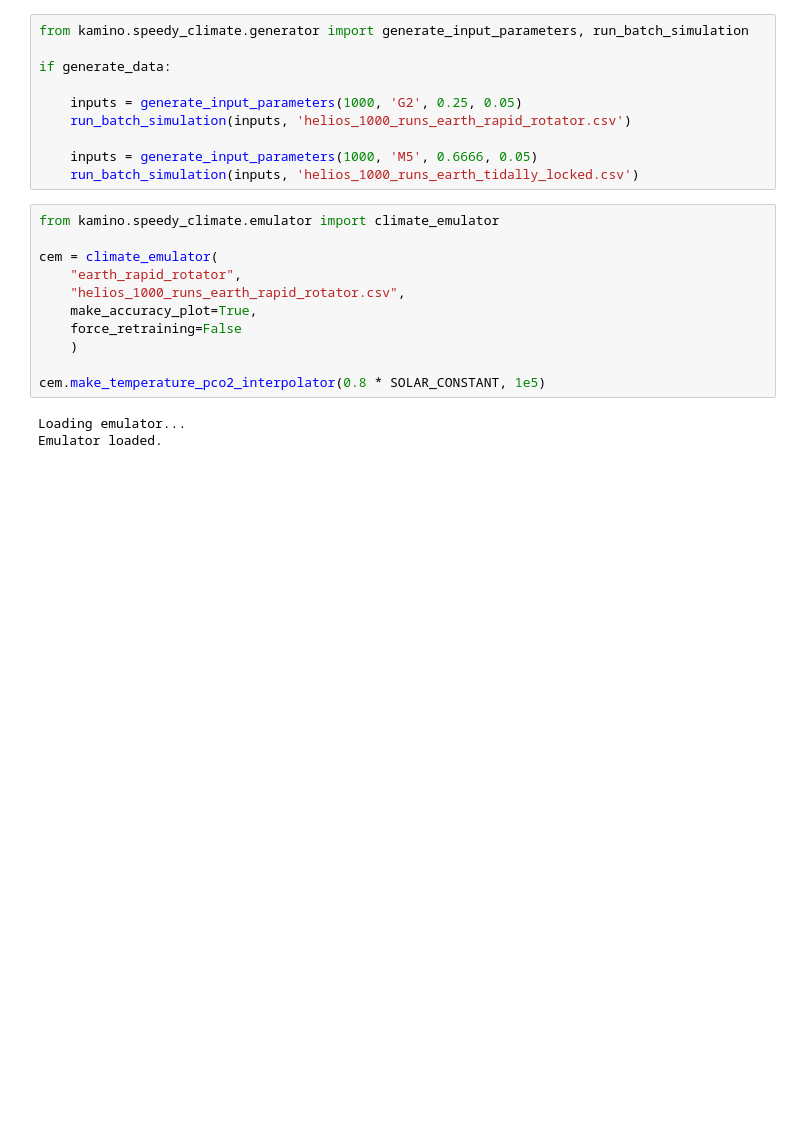
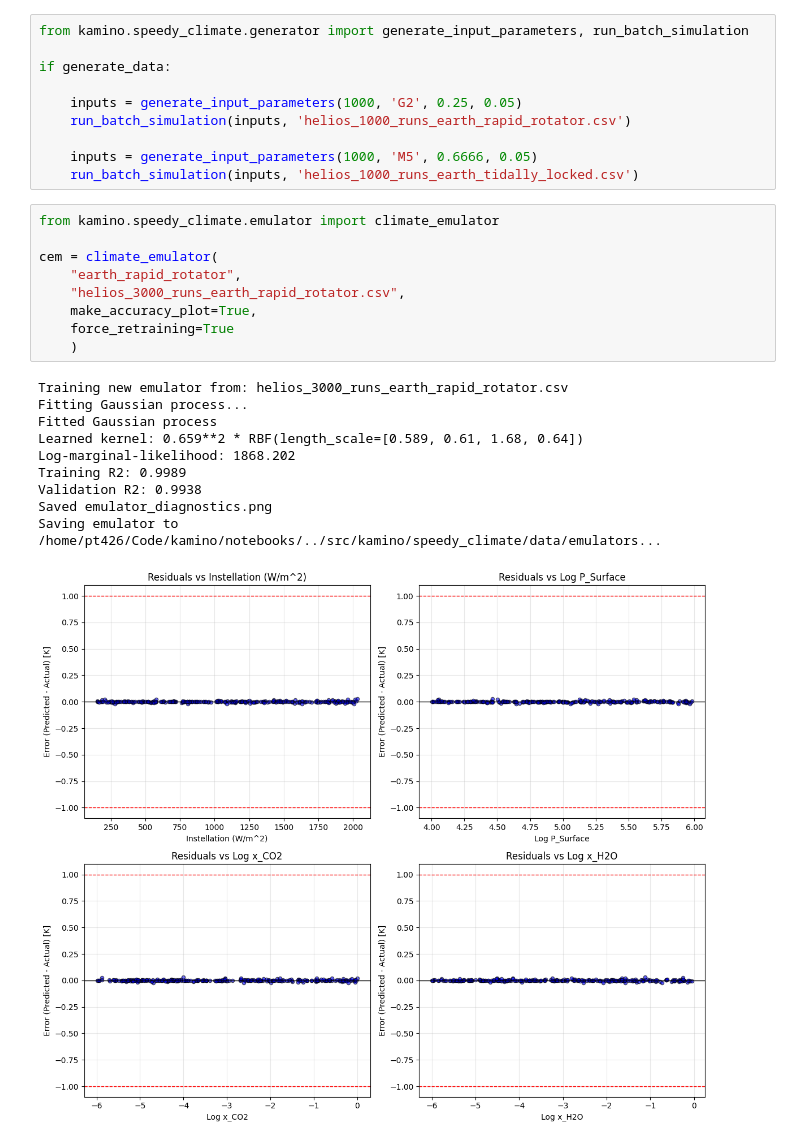
Before and after one commit to astro-pavan/kamino, a Jupyter notebook: notebooks/speedy_climate_test.ipynb, the cells around one changed output. Drawn from its saved outputs; the diff is of its cells as text; blank space fills up the shorter version.

```diff
--- a/notebooks/speedy_climate_test.ipynb
+++ b/notebooks/speedy_climate_test.ipynb
@@ -22,15 +22,21 @@ if generate_data:
 # %%
 from kamino.speedy_climate.emulator import climate_emulator
 
 cem = climate_emulator(
     "earth_rapid_rotator",
-    "helios_1000_runs_earth_rapid_rotator.csv",
+    "helios_3000_runs_earth_rapid_rotator.csv",
     make_accuracy_plot=True,
-    force_retraining=False
+    force_retraining=True
     )
-
-cem.make_temperature_pco2_interpolator(0.8 * SOLAR_CONSTANT, 1e5)
 # %% [output]
-Loading emulator...
-Emulator loaded.
+Training new emulator from: helios_3000_runs_earth_rapid_rotator.csv
+Fitting Gaussian process...
+Fitted Gaussian process
+Learned kernel: 0.659**2 * RBF(length_scale=[0.589, 0.61, 1.68, 0.64])
+Log-marginal-likelihood: 1868.202
+Training R2: 0.9989
+Validation R2: 0.9938
+Saved emulator_diagnostics.png
+Saving emulator to /home/pt426/Code/kamino/notebooks/../src/kamino/speedy_climate/data/emulators...
+[figure, added]
 # %%
```
Also changed, not shown: parts of 1 cell of this notebook.
